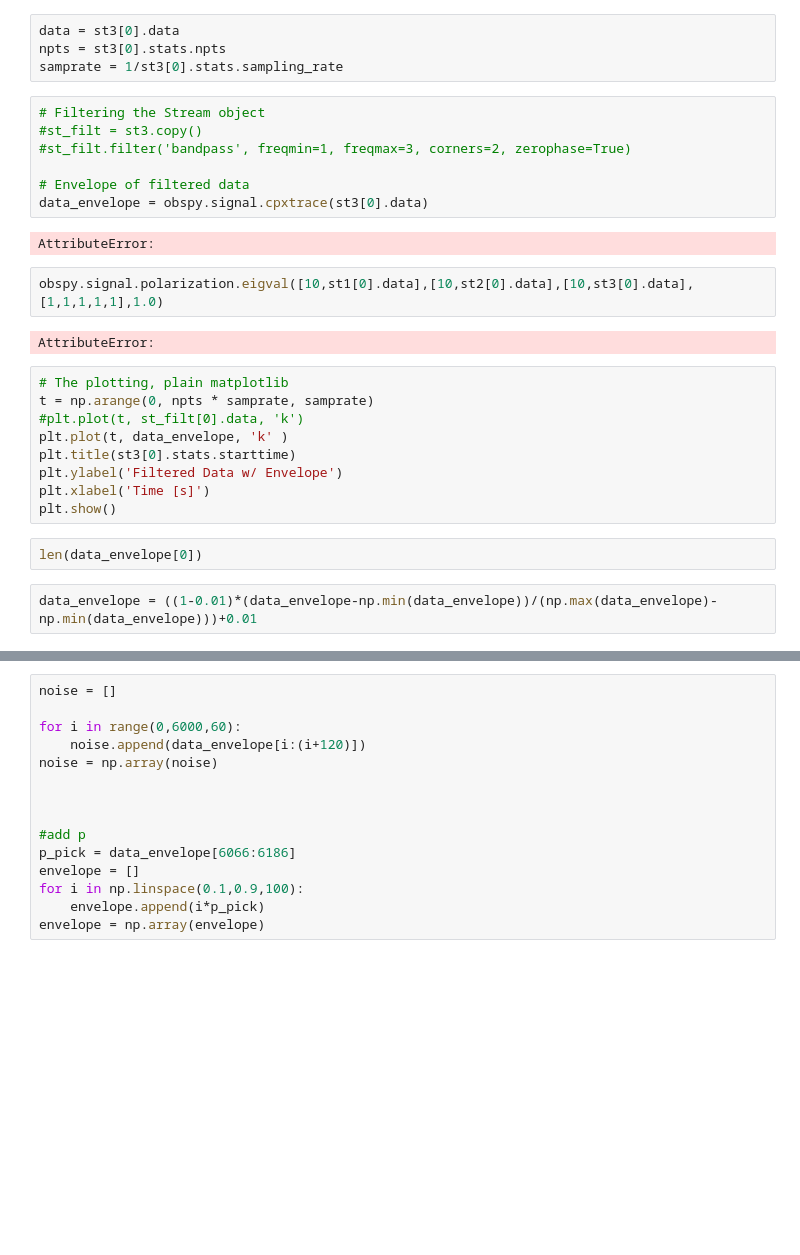
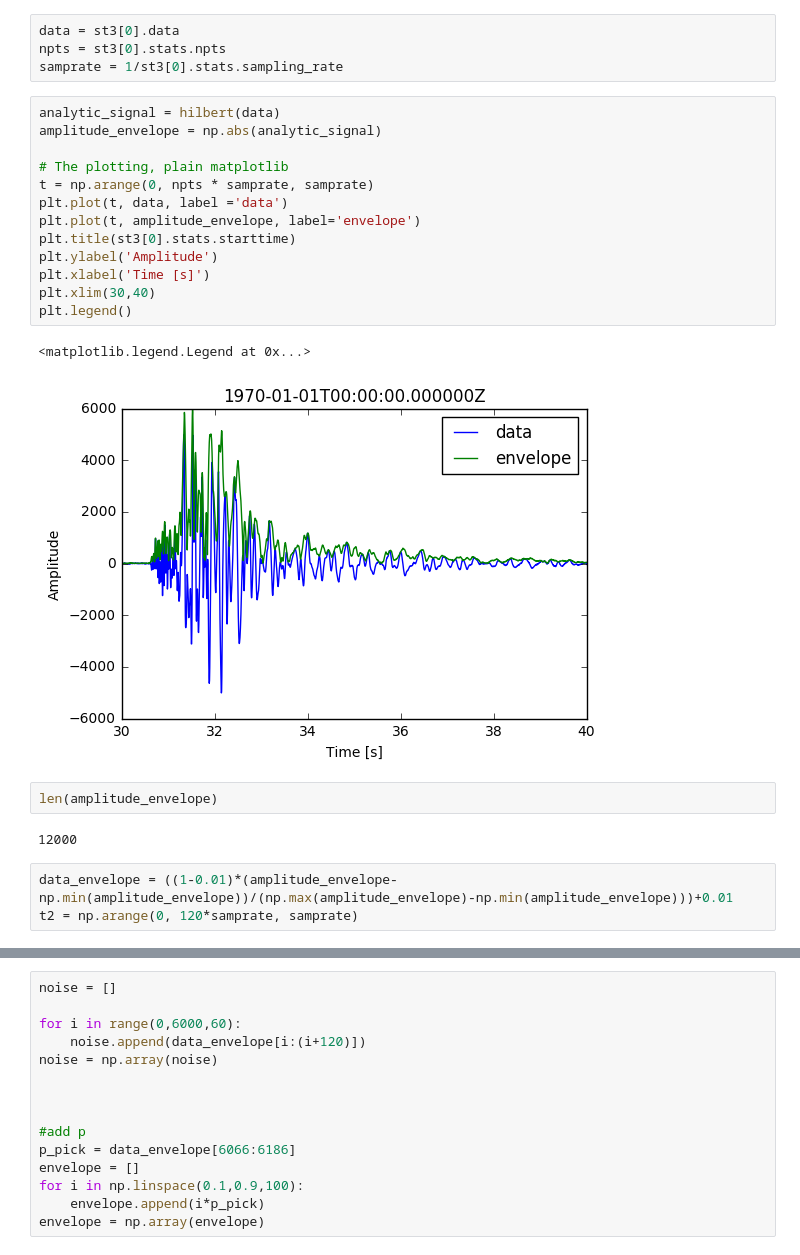
Before and after one commit to internnos/final-project, a Jupyter notebook: Envelope.ipynb, the cells around one changed output, grey strips where cells are left out. Cells and saved outputs as stored; diff of their text form; blank space fills up the shorter version.

```diff
--- a/Envelope.ipynb
+++ b/Envelope.ipynb
@@ -22,32 +24,29 @@ st3.plot()
 data = st3[0].data
 npts = st3[0].stats.npts
 samprate = 1/st3[0].stats.sampling_rate
-# %%
-# Filtering the Stream object
-#st_filt = st3.copy()
-#st_filt.filter('bandpass', freqmin=1, freqmax=3, corners=2, zerophase=True)
-
-# Envelope of filtered data
-data_envelope = obspy.signal.cpxtrace(st3[0].data)
-# %% [output]
-AttributeError:
-# %%
-obspy.signal.polarization.eigval([10,st1[0].data],[10,st2[0].data],[10,st3[0].data],[1,1,1,1,1],1.0)
-# %% [output]
-AttributeError:
 # %%
+analytic_signal = hilbert(data)
+amplitude_envelope = np.abs(analytic_signal)
+
 # The plotting, plain matplotlib
 t = np.arange(0, npts * samprate, samprate)
-#plt.plot(t, st_filt[0].data, 'k')
-plt.plot(t, data_envelope, 'k' )
+plt.plot(t, data, label ='data')
+plt.plot(t, amplitude_envelope, label='envelope')
 plt.title(st3[0].stats.starttime)
-plt.ylabel('Filtered Data w/ Envelope')
+plt.ylabel('Amplitude')
 plt.xlabel('Time [s]')
-plt.show()
+plt.xlim(30,40)
+plt.legend()
+# %% [output]
+<matplotlib.legend.Legend at 0x...>
+[figure, added]
-# %%
-len(data_envelope[0])
+# %%
+len(amplitude_envelope)
+# %% [output]
+12000
 # %%
-data_envelope = ((1-0.01)*(data_envelope-np.min(data_envelope))/(np.max(data_envelope)-np.min(data_envelope)))+0.01
+data_envelope = ((1-0.01)*(amplitude_envelope-np.min(amplitude_envelope))/(np.max(amplitude_envelope)-np.min(amplitude_envelope)))+0.01
+t2 = np.arange(0, 120*samprate, samprate)
 # %%
 #p[6068:6188]
 
```
Also changed, not shown: parts of 6 cells of this notebook, 2 other files.
